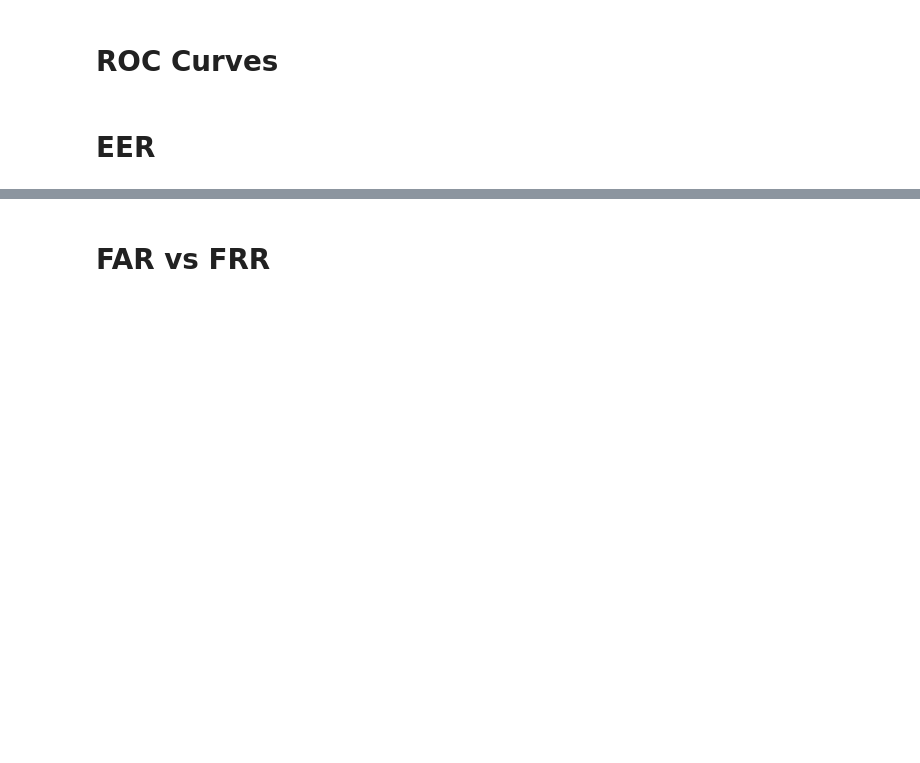
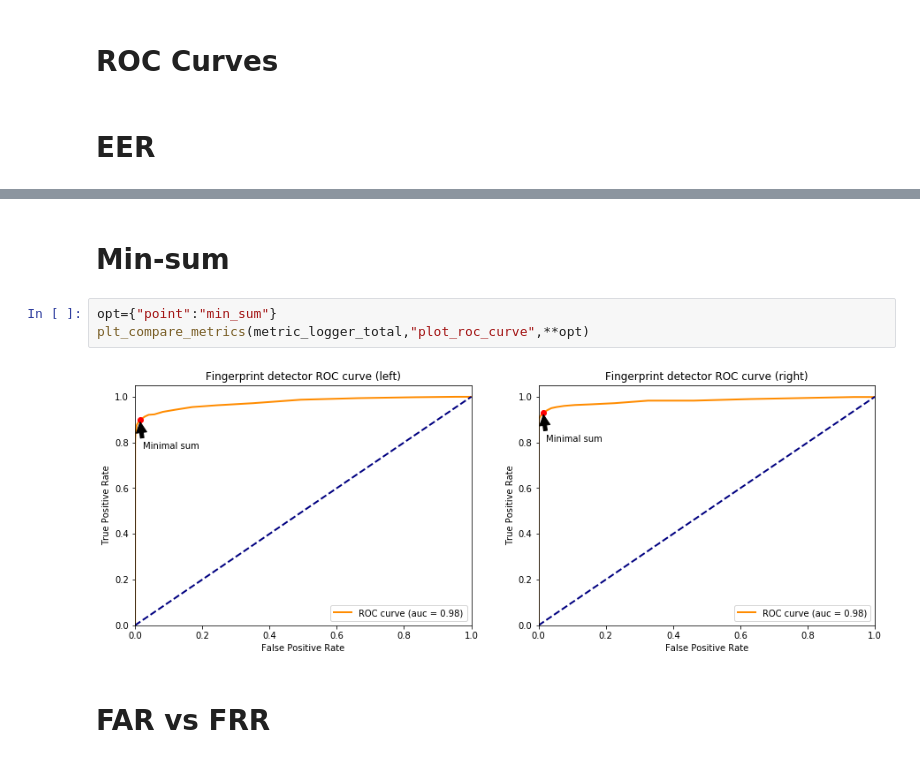
Before and after one commit to JesusGarciaRamirez/Biometrics, a Jupyter notebook: BioAssigment1/assignment_1.ipynb, the cells around one changed output, grey strips where cells are left out. Cells and saved outputs as stored; diff of their text form; blank space fills up the shorter version.

```diff
--- a/BioAssigment1/assignment_1.ipynb
+++ b/BioAssigment1/assignment_1.ipynb
@@ -723,3 +720,10 @@ Hi
+# %% [markdown]
+# Min-sum
+# %%
+opt={"point":"min_sum"}
+plt_compare_metrics(metric_logger_total,"plot_roc_curve",**opt)
+# %% [output]
+[figure, added]
 # %% [markdown]
 # FAR vs FRR
 # %%
```
Also changed, not shown: parts of 2 cells of this notebook, 2 other files.
